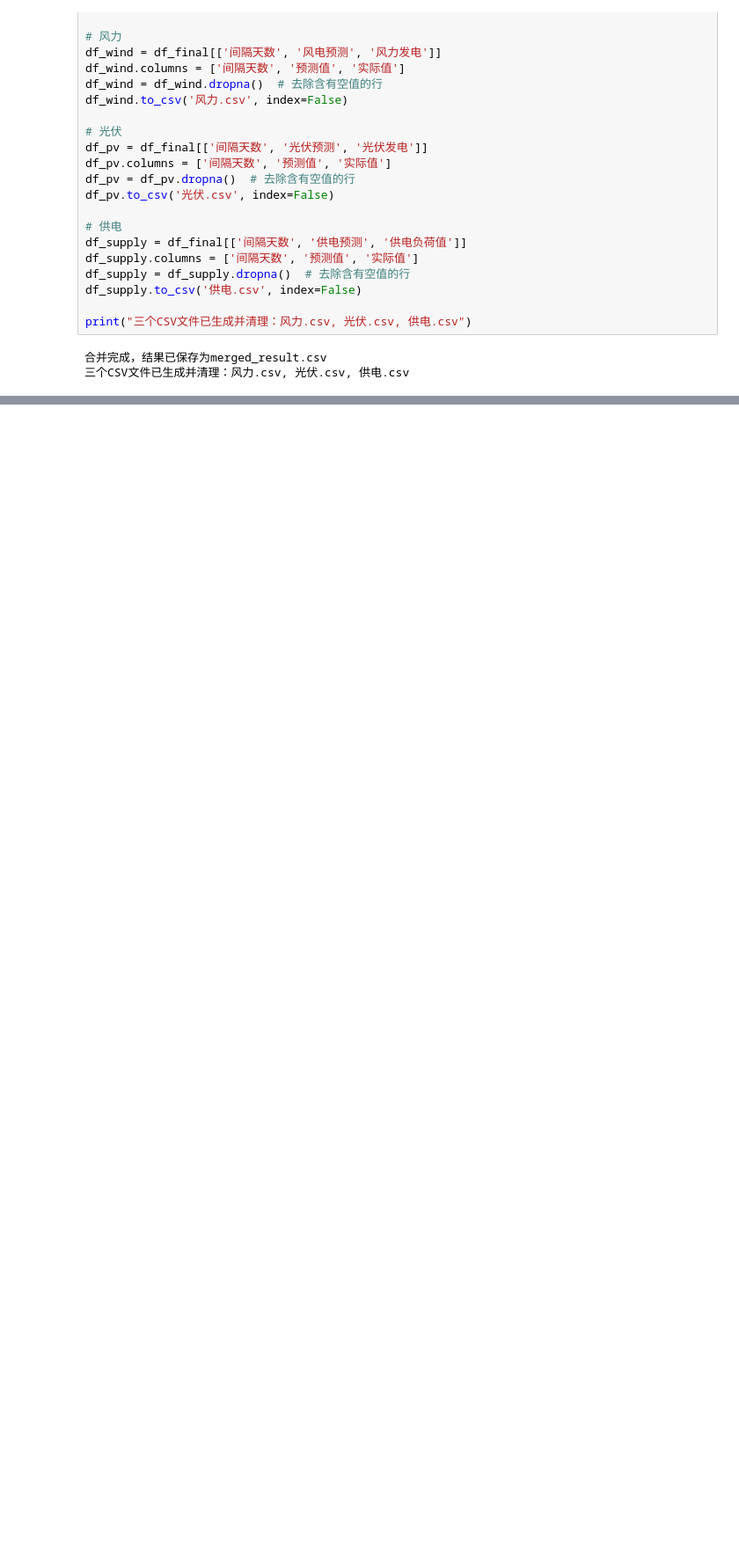
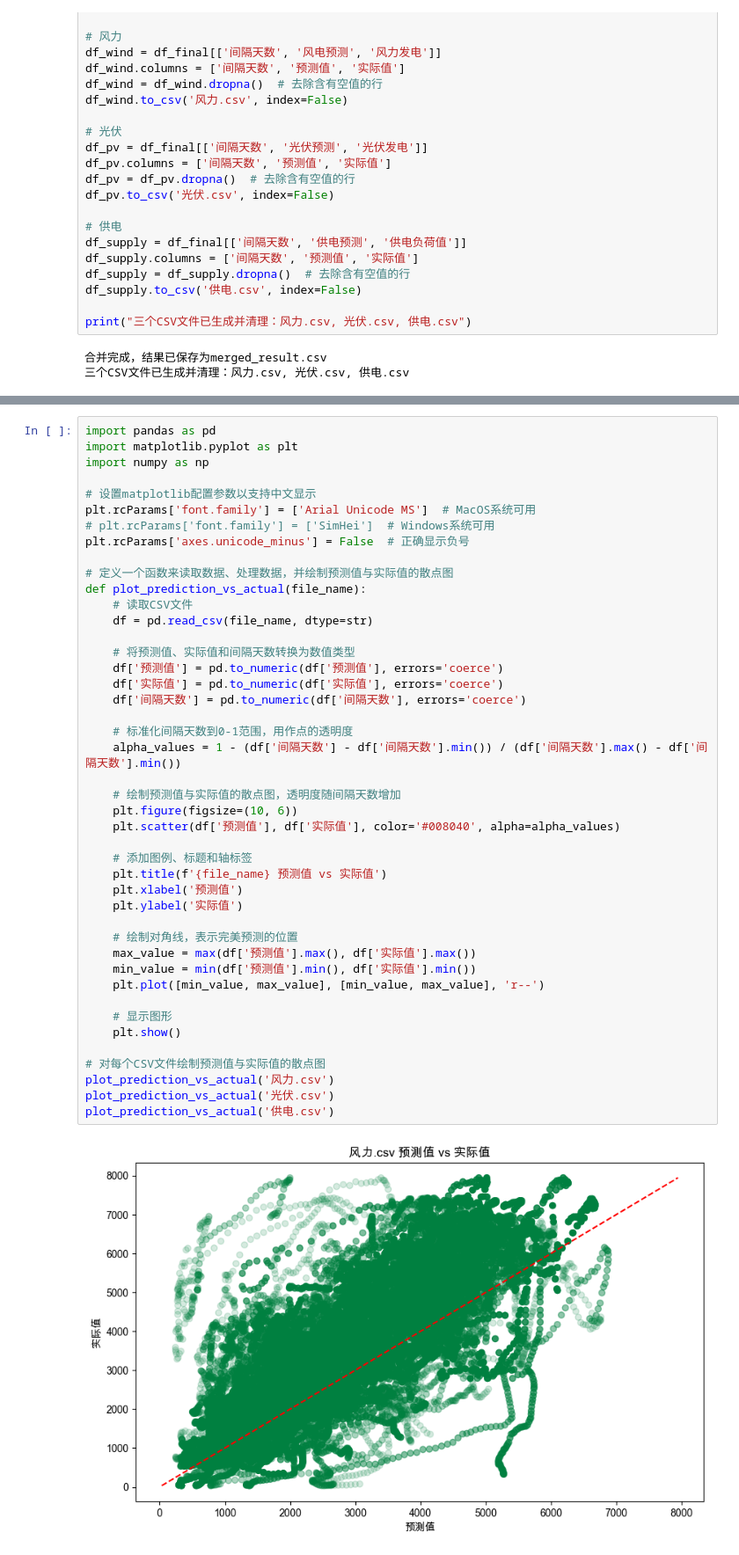
Before and after one commit to mcxiaoxiao/T-MPC, a Jupyter notebook: fydyc/datavisible.ipynb, the cells around one changed output, grey strips where cells are left out. Shown at 88% size. Saved outputs shown, nothing was run; the diff lists cells and outputs as text; blank space fills up the shorter version.

```diff
--- a/fydyc/datavisible.ipynb
+++ b/fydyc/datavisible.ipynb
@@ -118,0 +119,46 @@ plot_data('供电.csv')
+# %%
+import pandas as pd
+import matplotlib.pyplot as plt
+import numpy as np
+
+# 设置matplotlib配置参数以支持中文显示
+plt.rcParams['font.family'] = ['Arial Unicode MS']  # MacOS系统可用
+# plt.rcParams['font.family'] = ['SimHei']  # Windows系统可用
+plt.rcParams['axes.unicode_minus'] = False  # 正确显示负号
+
+# 定义一个函数来读取数据、处理数据，并绘制预测值与实际值的散点图
+def plot_prediction_vs_actual(file_name):
+    # 读取CSV文件
+    df = pd.read_csv(file_name, dtype=str)
+
+    # 将预测值、实际值和间隔天数转换为数值类型
+    df['预测值'] = pd.to_numeric(df['预测值'], errors='coerce')
+    df['实际值'] = pd.to_numeric(df['实际值'], errors='coerce')
+    df['间隔天数'] = pd.to_numeric(df['间隔天数'], errors='coerce')
+
+    # 标准化间隔天数到0-1范围，用作点的透明度
+    alpha_values = 1 - (df['间隔天数'] - df['间隔天数'].min()) / (df['间隔天数'].max() - df['间隔天数'].min())
+
+    # 绘制预测值与实际值的散点图，透明度随间隔天数增加
+    plt.figure(figsize=(10, 6))
+    plt.scatter(df['预测值'], df['实际值'], color='#008040', alpha=alpha_values)
+
+    # 添加图例、标题和轴标签
+    plt.title(f'{file_name} 预测值 vs 实际值')
+    plt.xlabel('预测值')
+    plt.ylabel('实际值')
+
+    # 绘制对角线，表示完美预测的位置
+    max_value = max(df['预测值'].max(), df['实际值'].max())
+    min_value = min(df['预测值'].min(), df['实际值'].min())
+    plt.plot([min_value, max_value], [min_value, max_value], 'r--')
+
+    # 显示图形
+    plt.show()
+
+# 对每个CSV文件绘制预测值与实际值的散点图
+plot_prediction_vs_actual('风力.csv')
+plot_prediction_vs_actual('光伏.csv')
+plot_prediction_vs_actual('供电.csv')
+# %% [output]
+[figure, added]
```
Also changed, not shown: parts of 2 cells of this notebook, 5 other files.
